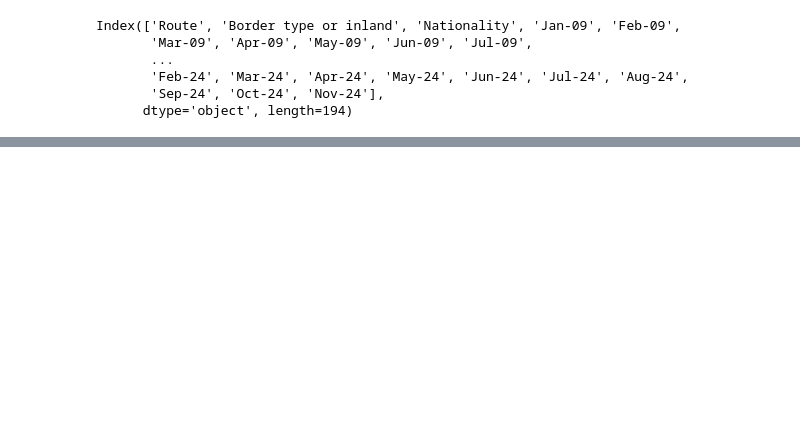
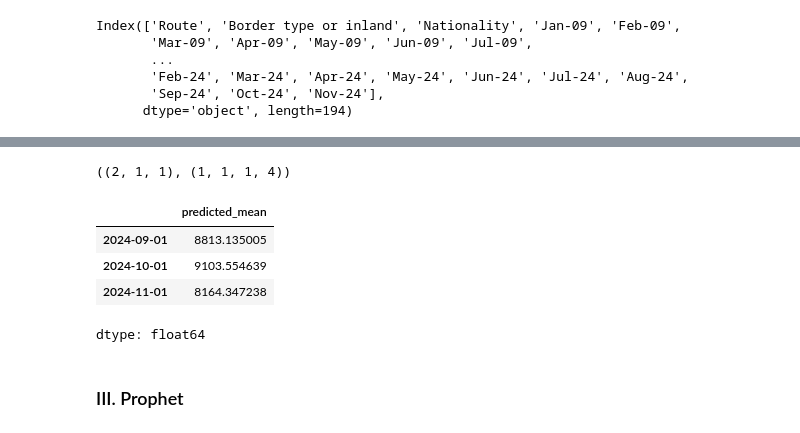
Before and after one commit to PhongCT1105/TSFM-Introduction, a Jupyter notebook: TSFM_Introduction.ipynb, the cells around one changed output, grey strips where cells are left out. Drawn from its saved outputs; the diff is of its cells as text; code cells hidden in the pictures; blank space fills up the shorter version.

Commit message:
Update SARIMAX and Prophet

```diff
--- a/TSFM_Introduction.ipynb
+++ b/TSFM_Introduction.ipynb
@@ -74 +151,8 @@ df_mo
+# %%
+from sktime.forecasting.base import ForecastingHorizon
+from sktime.split import temporal_train_test_split
+
+# Last 3 months is y_test since Forecast Horizon is always 3 months
+y_train, y_test = temporal_train_test_split(df_mo, test_size=3)
+fh = ForecastingHorizon(y_test.index, is_relative=False)
 # %% [markdown]
@@ -82,0 +196,26 @@ df_mo
+# %%
+best_params
+# %% [output]
+((2, 1, 1), (1, 1, 1, 4))
+# %%
+from statsmodels.tsa.statespace.sarimax import SARIMAX
+
+sarimax_model = SARIMAX(
+    y_train,
+    order=(2, 1, 1),
+    seasonal_order=(1, 1, 1, 4),
+    enforce_stationarity=False,
+    enforce_invertibility=False
+)
+sarimax_result = sarimax_model.fit()
+sarimax_pred = sarimax_result.get_forecast(steps=3).predicted_mean
+# %%
+sarimax_pred
+# %% [output]
+|  | predicted_mean |
+| 2024-09-01 | 8813.135005 |
+| 2024-10-01 | 9103.554639 |
+| 2024-11-01 | 8164.347238 |
+dtype: float64
+# %% [markdown]
+### III. Prophet
```
Also changed, not shown: parts of 13 cells of this notebook.
